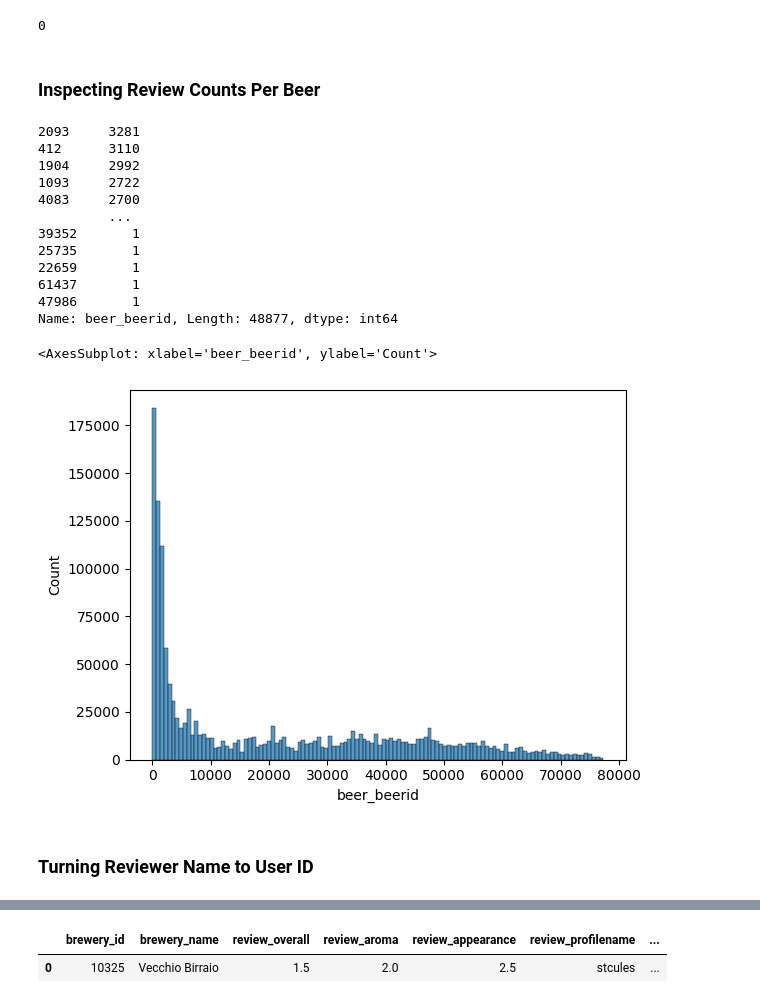
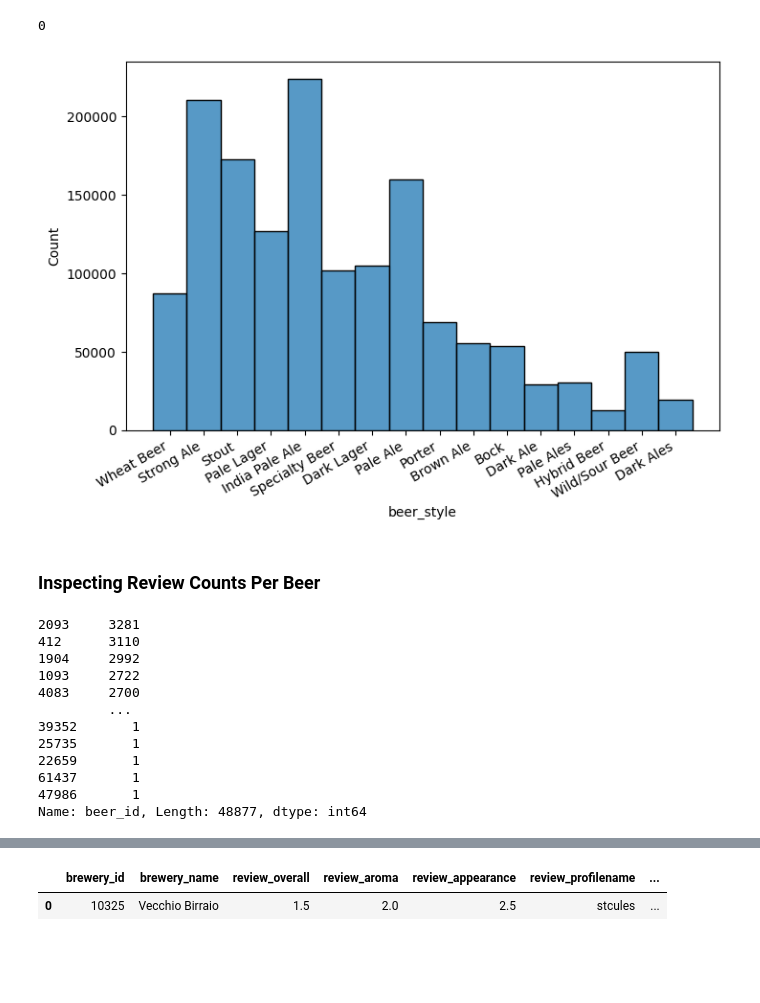
Before and after one commit to ashlidougherty/Beer-Recommender, a Jupyter notebook: DataPrep.ipynb, the cells around one changed output, grey strips where cells are left out. Cells and saved outputs as stored; diff of their text form; code cells hidden in the pictures; blank space fills up the shorter version.

```diff
--- a/DataPrep.ipynb
+++ b/DataPrep.ipynb
@@ -810,5 +780,11 @@ df_reviews.drop_duplicates(inplace=True)
 df_reviews.duplicated().sum()
 # %% [output]
 0
+# %%
+plt.figure(figsize=(8,5))
+ax = sns.histplot(df_reviews['beer_style'], color = 'tab:blue', edgecolor='black')
+ax.set_xticklabels(ax.get_xticklabels(),rotation = 30, ha='right');
+# %% [output]
+[figure, added]
 # %% [markdown]
 ### Inspecting Review Counts Per Beer
@@ -815,6 +794,6 @@ df_reviews.duplicated().sum()
 # %%
 #dataset has over 48,000 unique beers
-df_reviews.beer_beerid.value_counts()
+df_reviews.beer_id.value_counts()
 # %% [output]
 2093     3281
 412      3110
@@ -827,11 +806,4 @@ df_reviews.beer_beerid.value_counts()
 22659       1
 61437       1
 47986       1
-Name: beer_beerid, Length: 48877, dtype: int64
+Name: beer_id, Length: 48877, dtype: int64
-# %%
-sns.histplot(df_reviews.beer_beerid)
-# %% [output]
-<AxesSubplot: xlabel='beer_beerid', ylabel='Count'>
-[figure, removed]
-# %% [markdown]
-### Turning Reviewer Name to User ID
```
Also changed, not shown: parts of 49 cells of this notebook.
